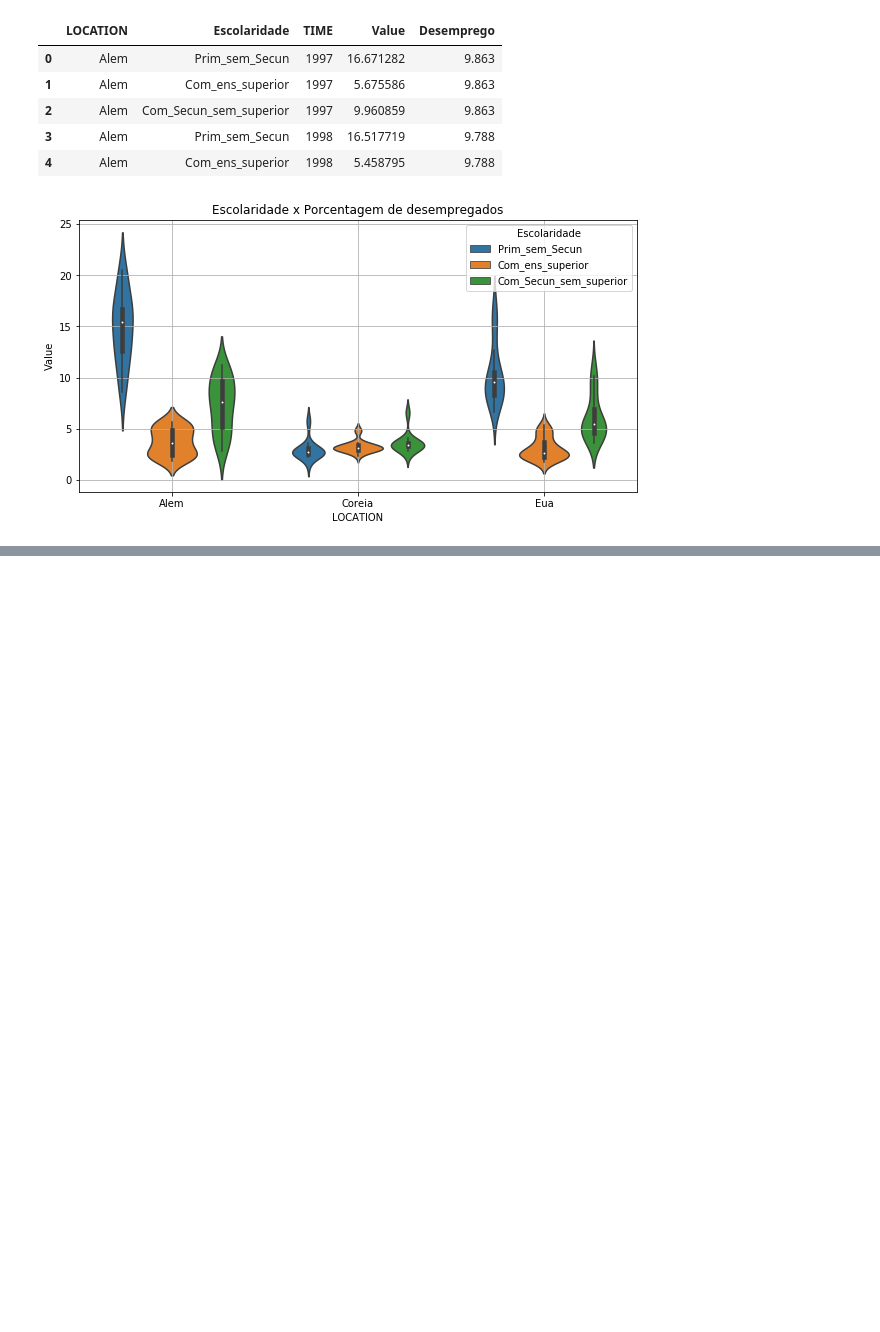
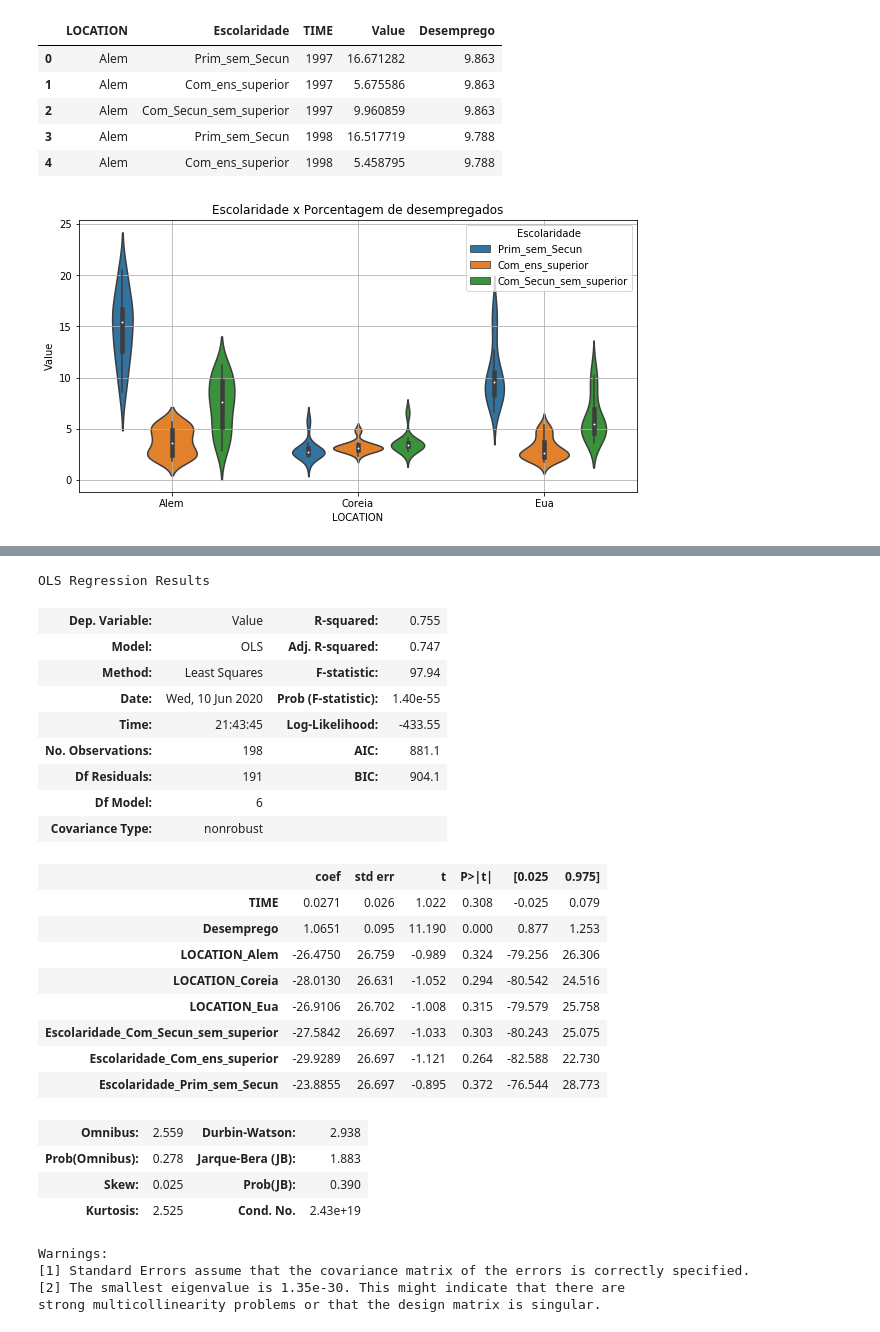
Before and after one commit to FernandoBichuette/Projeto_2_Cdados, a Jupyter notebook: Projeto 2.ipynb, the cells around one changed output, grey strips where cells are left out. Saved outputs shown, nothing was run; the diff lists cells and outputs as text; code cells hidden in the pictures; blank space fills up the shorter version.

```diff
--- a/Projeto 2.ipynb
+++ b/Projeto 2.ipynb
@@ -197,0 +256,35 @@ print('Acurácia da regressao:',linreg.score(x_test,y_test))
+# %%
+import numpy as np
+import statsmodels.api as sm
+
+model = sm.OLS(y,x)
+results = model.fit()
+results.summary()
+# %% [output]
+OLS Regression Results
+| Dep. Variable: | Value | R-squared: | 0.755 |
+| Model: | OLS | Adj. R-squared: | 0.747 |
+| Method: | Least Squares | F-statistic: | 97.94 |
+| Date: | Wed, 10 Jun 2020 | Prob (F-statistic): | 1.40e-55 |
+| Time: | 21:43:45 | Log-Likelihood: | -433.55 |
+| No. Observations: | 198 | AIC: | 881.1 |
+| Df Residuals: | 191 | BIC: | 904.1 |
+| Df Model: | 6 |  |  |
+| Covariance Type: | nonrobust |  |  |
+|  | coef | std err | t | P>|t| | [0.025 | 0.975] |
+| TIME | 0.0271 | 0.026 | 1.022 | 0.308 | -0.025 | 0.079 |
+| Desemprego | 1.0651 | 0.095 | 11.190 | 0.000 | 0.877 | 1.253 |
+| LOCATION_Alem | -26.4750 | 26.759 | -0.989 | 0.324 | -79.256 | 26.306 |
+| LOCATION_Coreia | -28.0130 | 26.631 | -1.052 | 0.294 | -80.542 | 24.516 |
+| LOCATION_Eua | -26.9106 | 26.702 | -1.008 | 0.315 | -79.579 | 25.758 |
+| Escolaridade_Com_Secun_sem_superior | -27.5842 | 26.697 | -1.033 | 0.303 | -80.243 | 25.075 |
+| Escolaridade_Com_ens_superior | -29.9289 | 26.697 | -1.121 | 0.264 | -82.588 | 22.730 |
+| Escolaridade_Prim_sem_Secun | -23.8855 | 26.697 | -0.895 | 0.372 | -76.544 | 28.773 |
+| Omnibus: | 2.559 | Durbin-Watson: | 2.938 |
+| Prob(Omnibus): | 0.278 | Jarque-Bera (JB): | 1.883 |
+| Skew: | 0.025 | Prob(JB): | 0.390 |
+| Kurtosis: | 2.525 | Cond. No. | 2.43e+19 |
+Warnings:
+[1] Standard Errors assume that the covariance matrix of the errors is correctly specified.
+[2] The smallest eigenvalue is 1.35e-30. This might indicate that there are
+strong multicollinearity problems or that the design matrix is singular.
```
Also changed, not shown: parts of 13 cells of this notebook.
